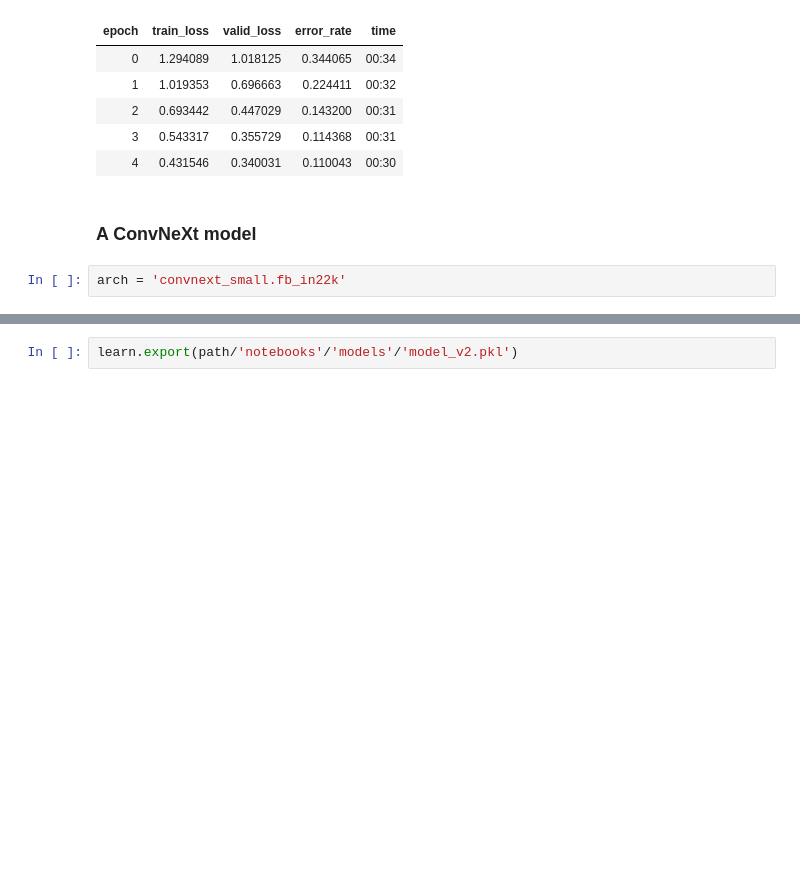
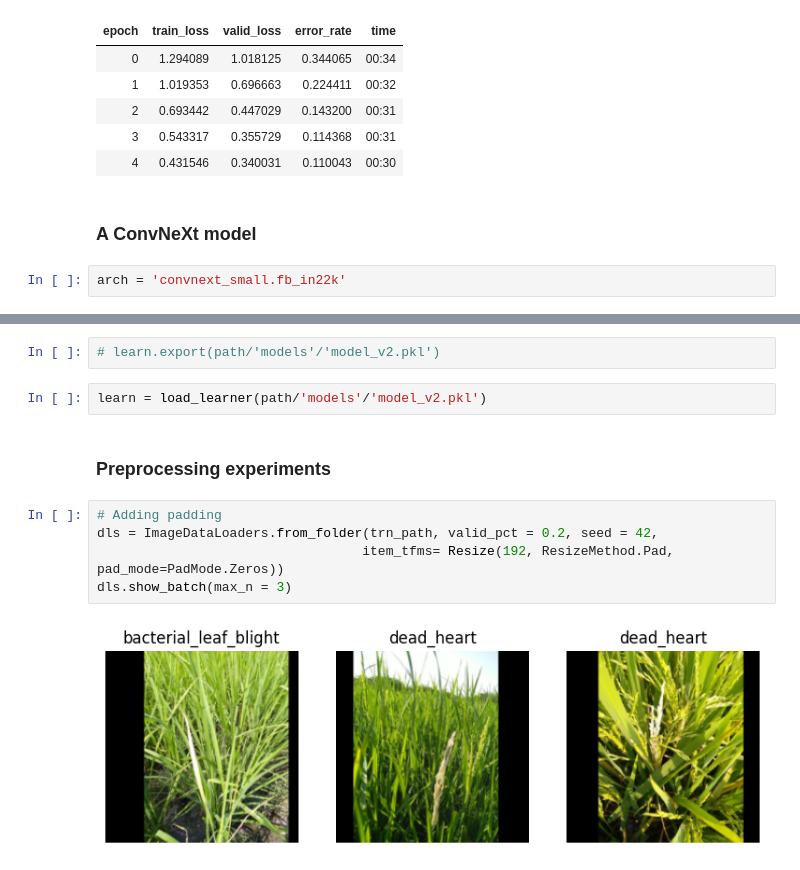
Before and after one commit to pratikasarkar/paddy_doctor, a Jupyter notebook: notebooks/paddydoctor.ipynb, the cells around one changed output, grey strips where cells are left out. Cells and saved outputs as stored; diff of their text form; blank space fills up the shorter version.

Commit message:
convnext_original_padding

```diff
--- a/notebooks/paddydoctor.ipynb
+++ b/notebooks/paddydoctor.ipynb
@@ -167,5 +165,16 @@ learn = train(sml_img_trn_path, arch,item=Resize(192, method = 'squish'), batch=
 | 2 | 0.304691 | 0.203778 | 0.067275 | 03:29 |
 | 3 | 0.190306 | 0.144838 | 0.044210 | 03:29 |
 | 4 | 0.129702 | 0.136107 | 0.039885 | 03:29 |
+# %%
+# learn.export(path/'models'/'model_v2.pkl')
 # %%
-learn.export(path/'notebooks'/'models'/'model_v2.pkl')
+learn = load_learner(path/'models'/'model_v2.pkl')
+# %% [markdown]
+### Preprocessing experiments
+# %%
+# Adding padding
+dls = ImageDataLoaders.from_folder(trn_path, valid_pct = 0.2, seed = 42,
+                                  item_tfms= Resize(192, ResizeMethod.Pad, pad_mode=PadMode.Zeros))
+dls.show_batch(max_n = 3)
+# %% [output]
+[figure, added]
```
Also changed, not shown: parts of 26 cells of this notebook.
